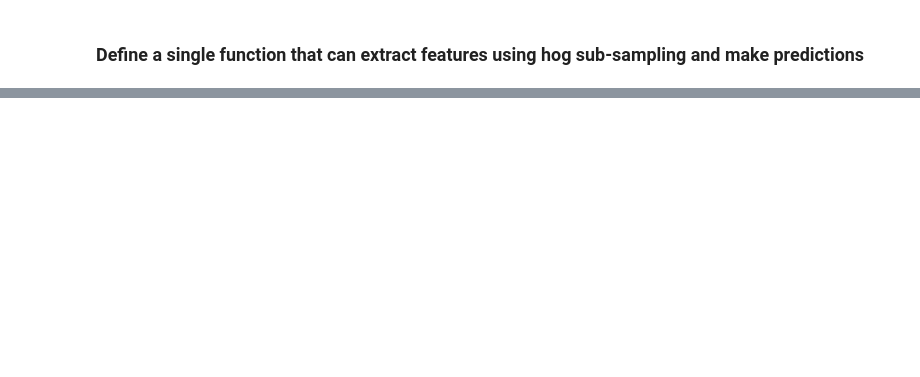
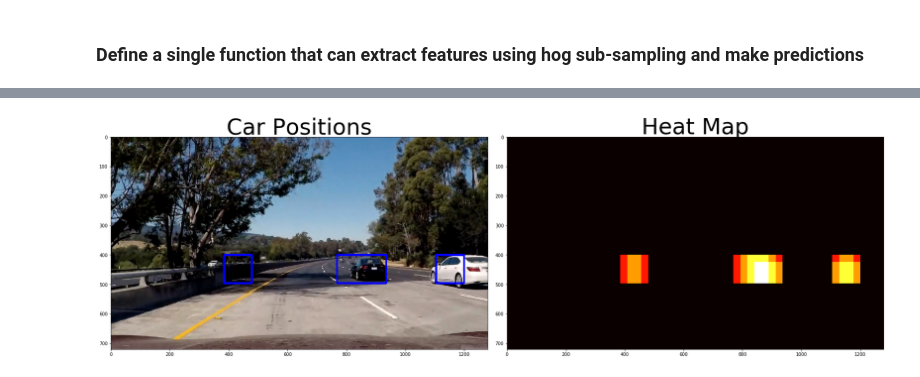
Before and after one commit to dkarunakaran/carnd-vehicle-detection-p5, a Jupyter notebook: project.ipynb, the cells around one changed output, grey strips where cells are left out. Cells and saved outputs as stored; diff of their text form; code cells hidden in the pictures; blank space fills up the shorter version.

```diff
--- a/project.ipynb
+++ b/project.ipynb
@@ -326,0 +359,26 @@ TypeError: Object does not appear to be a 8-bit string path or a Python file-lik
+# %%
+from scipy.ndimage.measurements import label
+
+heat = np.zeros_like(out_img[:,:,0]).astype(np.float)
+# Add heat to each box in box list
+heat = add_heat(heat,window_list)
+
+# Apply threshold to help remove false positives
+heat = apply_threshold(heat,1)
+
+# Visualize the heatmap when displaying
+heatmap = np.clip(heat, 0, 255)
+
+# Find final boxes from heatmap using label function
+labels = label(heatmap)
+draw_img = draw_labeled_bboxes(np.copy(img), labels)
+
+f, (ax1, ax2) = plt.subplots(1, 2, figsize=(24, 9))
+f.tight_layout()
+ax1.imshow(draw_img)
+ax1.set_title('Car Positions', fontsize=50)
+ax2.imshow(heatmap, cmap='hot')
+ax2.set_title('Heat Map', fontsize=50)
+plt.subplots_adjust(left=0., right=1, top=0.9, bottom=0.)
+# %% [output]
+[figure, added]
```
Also changed, not shown: parts of 10 cells of this notebook, 1 other file.
